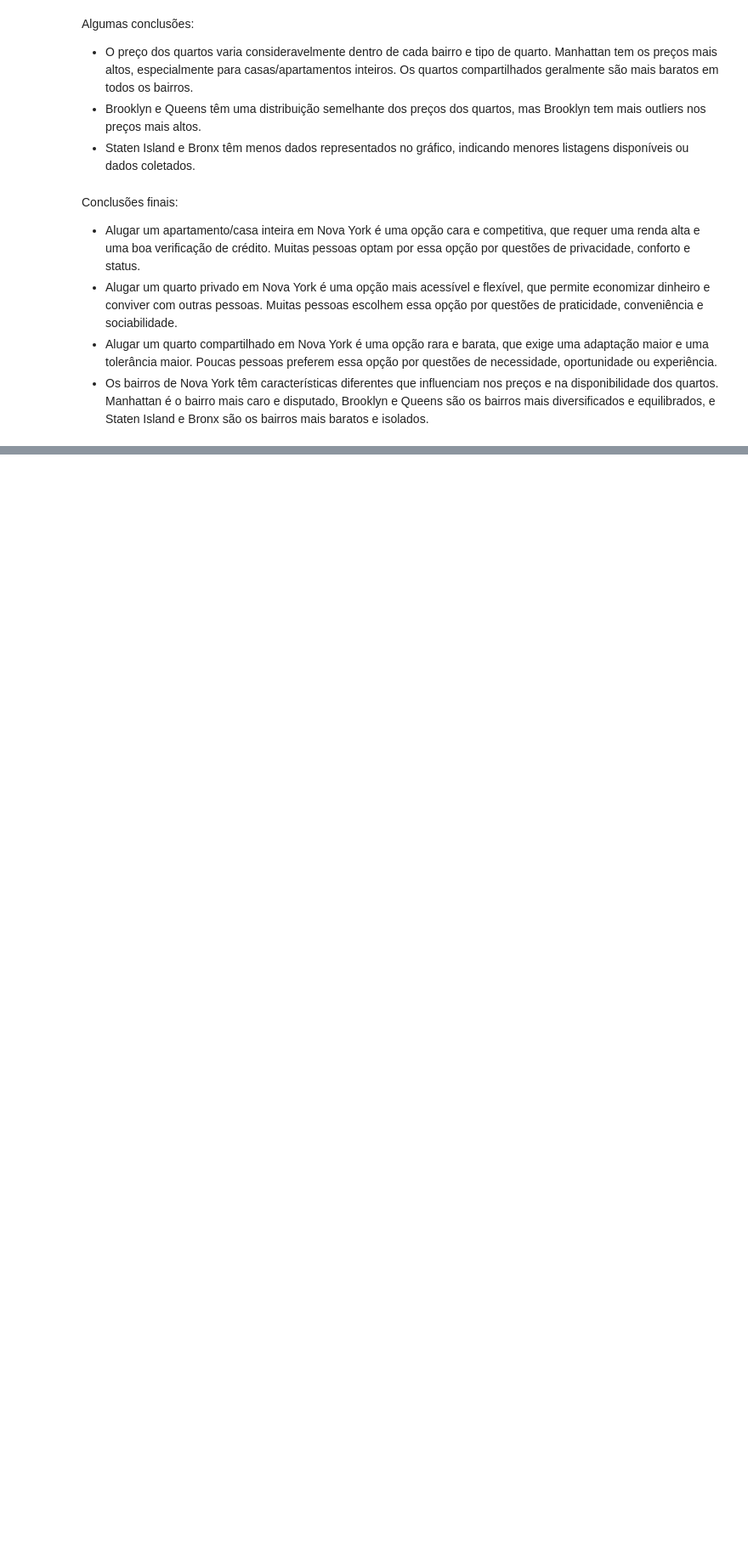
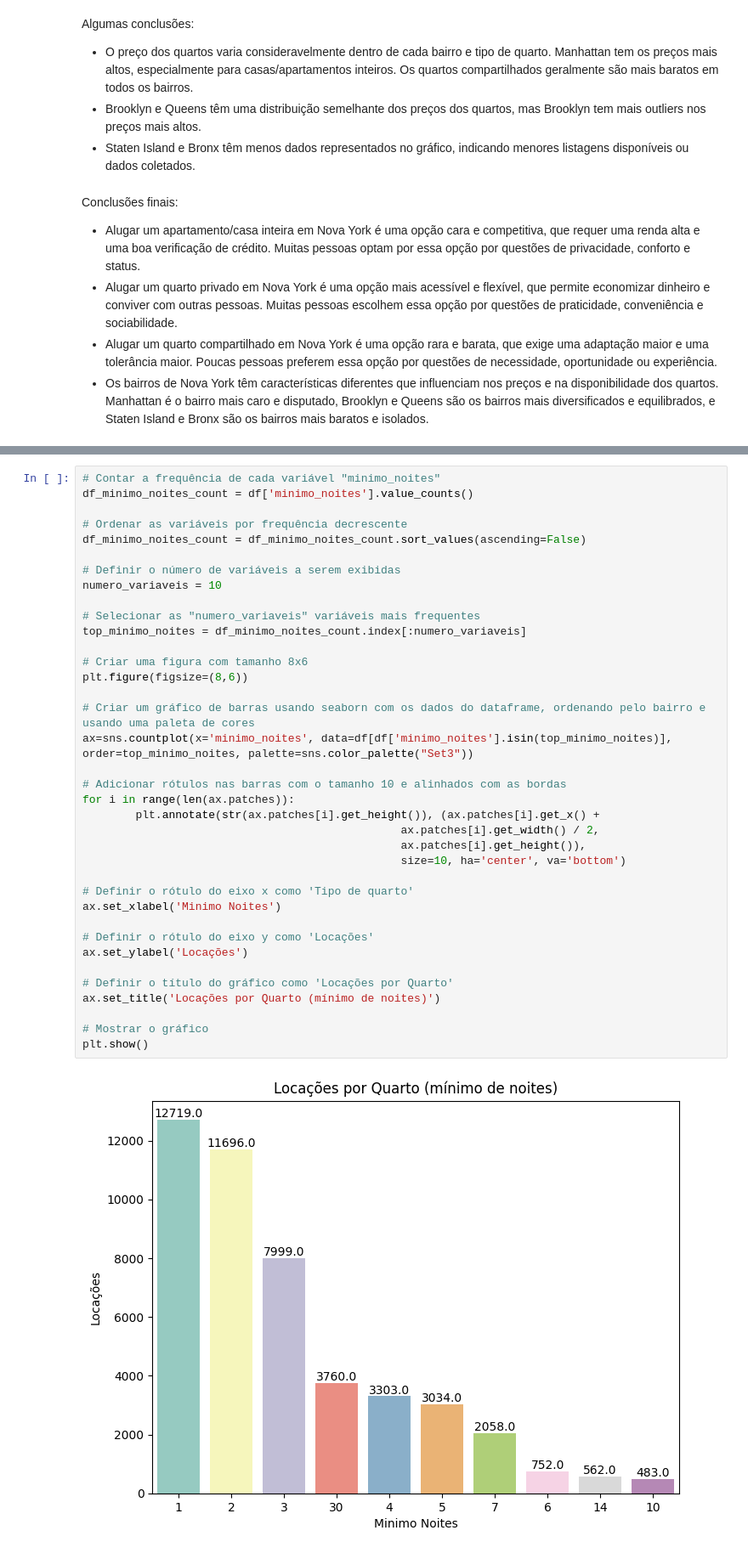
Before and after one commit to WiiniSilva/LH_CD_WINICIUS_SILVA, a Jupyter notebook: Desafio Ciência de Dados.ipynb, the cells around one changed output, grey strips where cells are left out. Shown at 85% size. Cells and saved outputs as stored; diff of their text form; blank space fills up the shorter version.

```diff
--- a/Desafio Ciência de Dados.ipynb
+++ b/Desafio Ciência de Dados.ipynb
@@ -462,0 +488,39 @@ Conclusões finais:
+# %%
+# Contar a frequência de cada variável "minimo_noites"
+df_minimo_noites_count = df['minimo_noites'].value_counts()
+
+# Ordenar as variáveis por frequência decrescente
+df_minimo_noites_count = df_minimo_noites_count.sort_values(ascending=False)
+
+# Definir o número de variáveis a serem exibidas
+numero_variaveis = 10
+
+# Selecionar as "numero_variaveis" variáveis mais frequentes
+top_minimo_noites = df_minimo_noites_count.index[:numero_variaveis]
+
+# Criar uma figura com tamanho 8x6
+plt.figure(figsize=(8,6))
+
+# Criar um gráfico de barras usando seaborn com os dados do dataframe, ordenando pelo bairro e usando uma paleta de cores
+ax=sns.countplot(x='minimo_noites', data=df[df['minimo_noites'].isin(top_minimo_noites)], order=top_minimo_noites, palette=sns.color_palette("Set3"))
+
+# Adicionar rótulos nas barras com o tamanho 10 e alinhados com as bordas
+for i in range(len(ax.patches)):
+        plt.annotate(str(ax.patches[i].get_height()), (ax.patches[i].get_x() +
+                                                ax.patches[i].get_width() / 2,
+                                                ax.patches[i].get_height()),
+                                                size=10, ha='center', va='bottom')
+
+# Definir o rótulo do eixo x como 'Tipo de quarto'
+ax.set_xlabel('Minimo Noites')
+
+# Definir o rótulo do eixo y como 'Locações'
+ax.set_ylabel('Locações')
+
+# Definir o título do gráfico como 'Locações por Quarto'
+ax.set_title('Locações por Quarto (mínimo de noites)')
+
+# Mostrar o gráfico
+plt.show()
+# %% [output]
+[figure, added]
```
Also changed, not shown: parts of 20 cells of this notebook.
